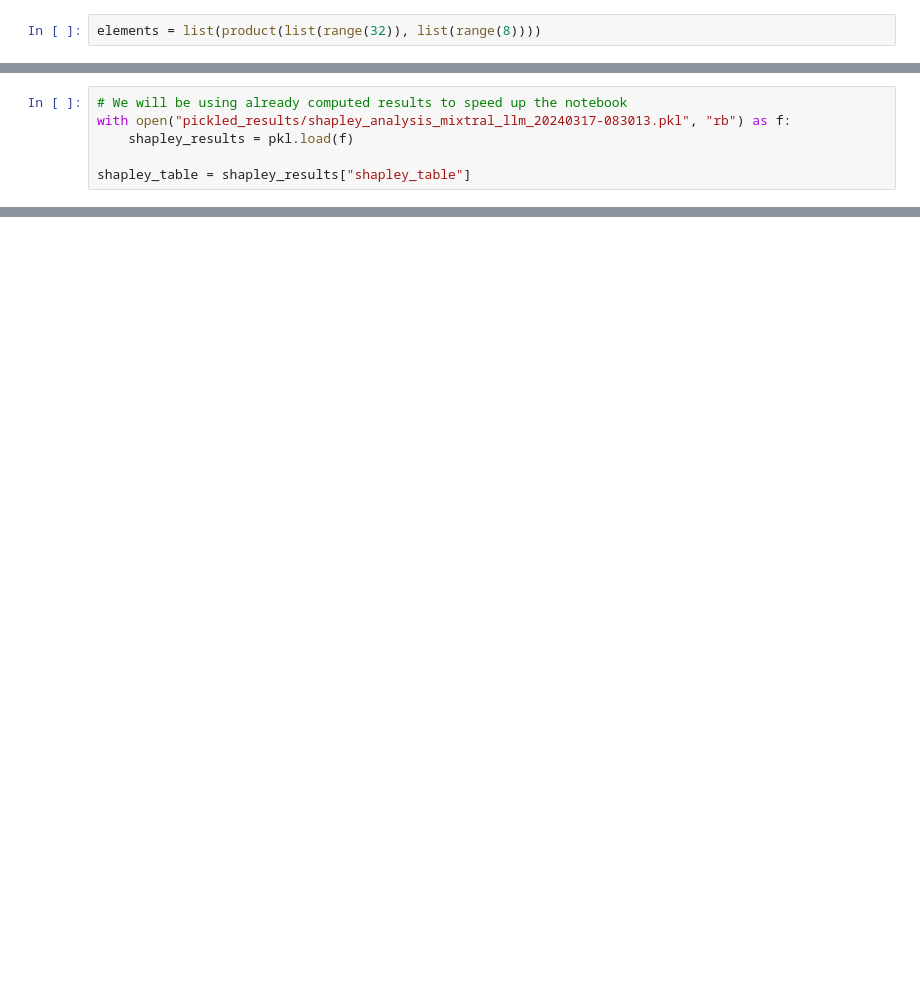
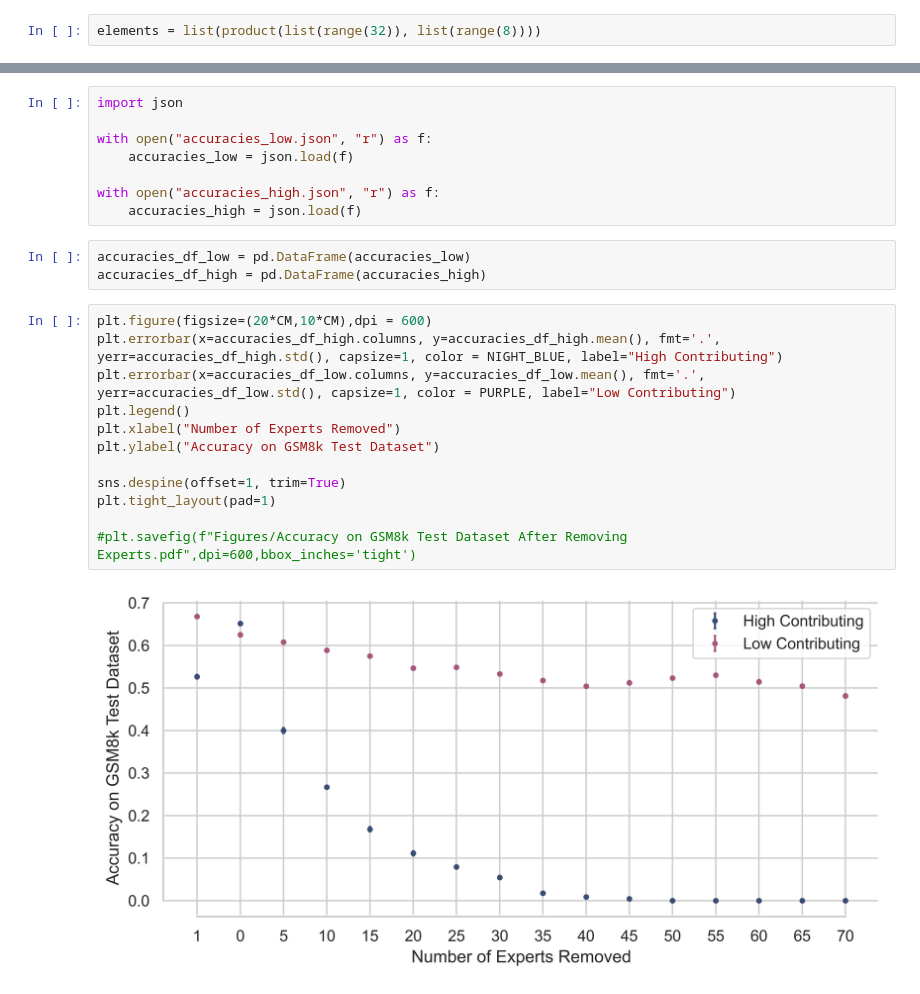
Before and after one commit to ShreyDixit/MSA-XAI, a Jupyter notebook: LLM/mixtral_msa.ipynb, the cells around one changed output, grey strips where cells are left out. Drawn from its saved outputs; the diff is of its cells as text; blank space fills up the shorter version.

```diff
--- a/LLM/mixtral_msa.ipynb
+++ b/LLM/mixtral_msa.ipynb
@@ -222,6 +260,0 @@ shapley_table = msa.interface(
-# %%
-# We will be using already computed results to speed up the notebook
-with open("pickled_results/shapley_analysis_mixtral_llm_20240317-083013.pkl", "rb") as f:
-    shapley_results = pkl.load(f)
-
-shapley_table = shapley_results["shapley_table"]
@@ -429,0 +592,25 @@ print(unlesioned_output_poplation_task[0])
+# %%
+import json
+
+with open("accuracies_low.json", "r") as f:
+    accuracies_low = json.load(f)
+
+with open("accuracies_high.json", "r") as f:
+    accuracies_high = json.load(f)
+# %%
+accuracies_df_low = pd.DataFrame(accuracies_low)
+accuracies_df_high = pd.DataFrame(accuracies_high)
+# %%
+plt.figure(figsize=(20*CM,10*CM),dpi = 600)
+plt.errorbar(x=accuracies_df_high.columns, y=accuracies_df_high.mean(), fmt='.', yerr=accuracies_df_high.std(), capsize=1, color = NIGHT_BLUE, label="High Contributing")
+plt.errorbar(x=accuracies_df_low.columns, y=accuracies_df_low.mean(), fmt='.', yerr=accuracies_df_low.std(), capsize=1, color = PURPLE, label="Low Contributing")
+plt.legend()
+plt.xlabel("Number of Experts Removed")
+plt.ylabel("Accuracy on GSM8k Test Dataset")
+
+sns.despine(offset=1, trim=True)
+plt.tight_layout(pad=1)
+
+#plt.savefig(f"Figures/Accuracy on GSM8k Test Dataset After Removing Experts.pdf",dpi=600,bbox_inches='tight')
+# %% [output]
+[figure, added]
```
Also changed, not shown: parts of 73 cells of this notebook, 15 other files.
